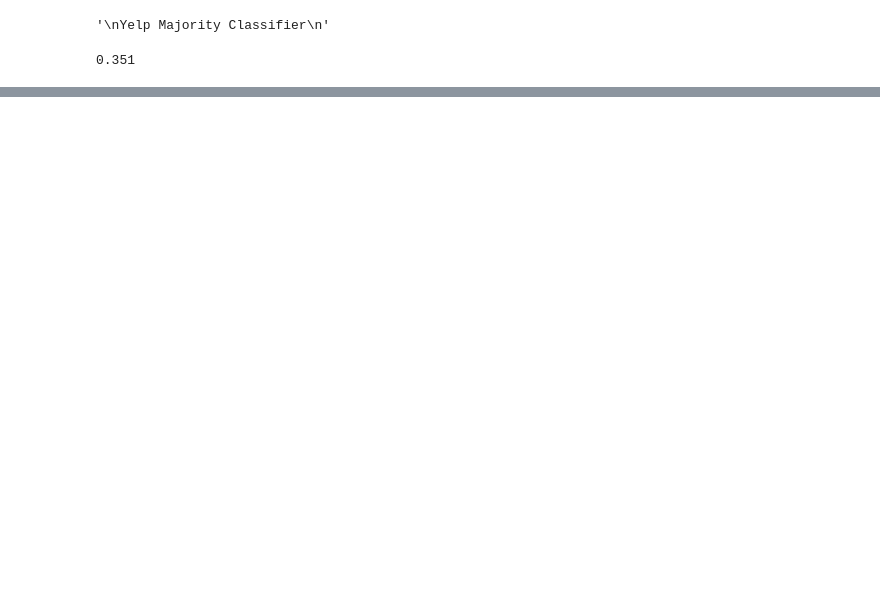
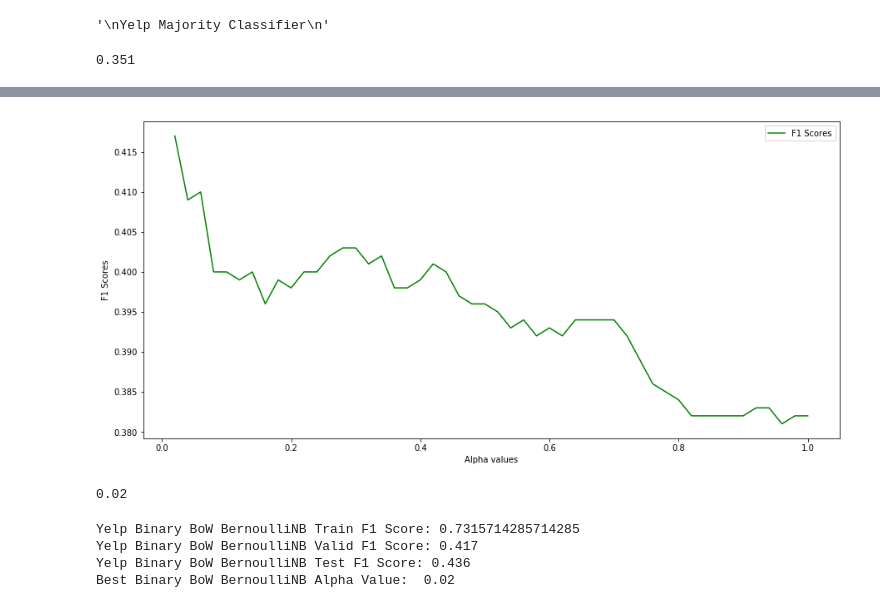
Before and after one commit to atg-abhijay/Comp_551_Assignment_3, a Jupyter notebook: Assignment3.ipynb, the cells around one changed output, grey strips where cells are left out. Drawn from its saved outputs; the diff is of its cells as text; code cells hidden in the pictures; blank space fills up the shorter version.

Commit message:
finished with Bernoulli Naive Bayes for 2a

```diff
--- a/Assignment3.ipynb
+++ b/Assignment3.ipynb
@@ -173,0 +176,13 @@ yelp_vectors_test_binary = (yelp_test_temp1 > 0).astype(int)
+# %%
+yelp_vectorizer_final_binary = CountVectorizer()
+yelp_temp_df = pd.DataFrame(data=yelp_feature_set, columns=["word", "id_and_count"])
+yelp_vectorizer_final_binary = yelp_vectorizer_final_binary.fit(list(yelp_temp_df["word"]))
+
+yelp_train_temp1 = yelp_vectorizer_final_binary.transform(yelp_train_input).toarray()
+yelp_vectors_train_binary = (yelp_train_temp1 > 0).astype(int)
+
+yelp_valid_temp1 = yelp_vectorizer_final_binary.transform(yelp_valid_input).toarray()
+yelp_vectors_valid_binary = (yelp_valid_temp1 > 0).astype(int)
+
+yelp_test_temp1 = yelp_vectorizer_final_binary.transform(yelp_test_input).toarray()
+yelp_vectors_test_binary = (yelp_test_temp1 > 0).astype(int)
@@ -295,3 +361,12 @@ yelp_test_majority_f1_score
 pm.record("2a. Yelp Majority F1", str(yelp_test_majority_f1_score))
 # %%
 ### 2.b ###
+# %%
+alpha_vals = [i/50 for i in range(1, 51)]
+yelp_bbow_bernoullinb_valid_f1_scores = []
+for val_alpha in tqdm(alpha_vals):
+    yelp_bbow_bernoullinb_clf = BernoulliNB(alpha=val_alpha)
+    yelp_bbow_bernoullinb_clf.fit(yelp_vectors_train_binary, yelp_train_output)
+    yelp_bbow_bernoullinb_valid_pred = yelp_bbow_bernoullinb_clf.predict(yelp_vectors_valid_binary)
+    f1 = f1_score(yelp_valid_output, yelp_bbow_bernoullinb_valid_pred, average='micro')
+    yelp_bbow_bernoullinb_valid_f1_scores.append(f1)
@@ -297,0 +375,8 @@ pm.record("2a. Yelp Majority F1", str(yelp_test_majority_f1_score))
+# %%
+plt.plot(alpha_vals, yelp_bbow_bernoullinb_valid_f1_scores, 'g', label='F1 Scores')
+plt.xlabel('Alpha values')
+plt.ylabel('F1 Scores')
+plt.legend()
+plt.show()
+# %% [output]
+[figure, added]
@@ -297,0 +386,4 @@ pm.record("2a. Yelp Majority F1", str(yelp_test_majority_f1_score))
+# %%
+best_bbow_bernoullinb_alpha
+# %% [output]
+0.02
@@ -297,0 +402,10 @@ pm.record("2a. Yelp Majority F1", str(yelp_test_majority_f1_score))
+# %%
+print("Yelp Binary BoW BernoulliNB Train F1 Score:", yelp_bbow_bernoullinb_train_f1)
+print("Yelp Binary BoW BernoulliNB Valid F1 Score:", yelp_bbow_bernoullinb_valid_f1)
+print("Yelp Binary BoW BernoulliNB Test F1 Score:", yelp_bbow_bernoullinb_test_f1)
+print("Best Binary BoW BernoulliNB Alpha Value: ", best_bbow_bernoullinb_alpha)
+# %% [output]
+Yelp Binary BoW BernoulliNB Train F1 Score: 0.7315714285714285
+Yelp Binary BoW BernoulliNB Valid F1 Score: 0.417
+Yelp Binary BoW BernoulliNB Test F1 Score: 0.436
+Best Binary BoW BernoulliNB Alpha Value:  0.02
```
Also changed, not shown: parts of 19 cells of this notebook, 2 other files.
